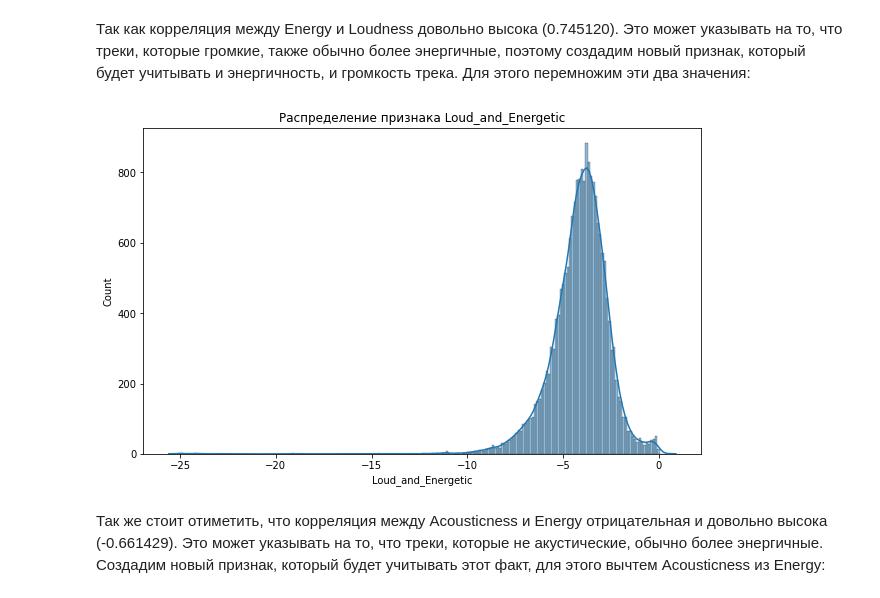
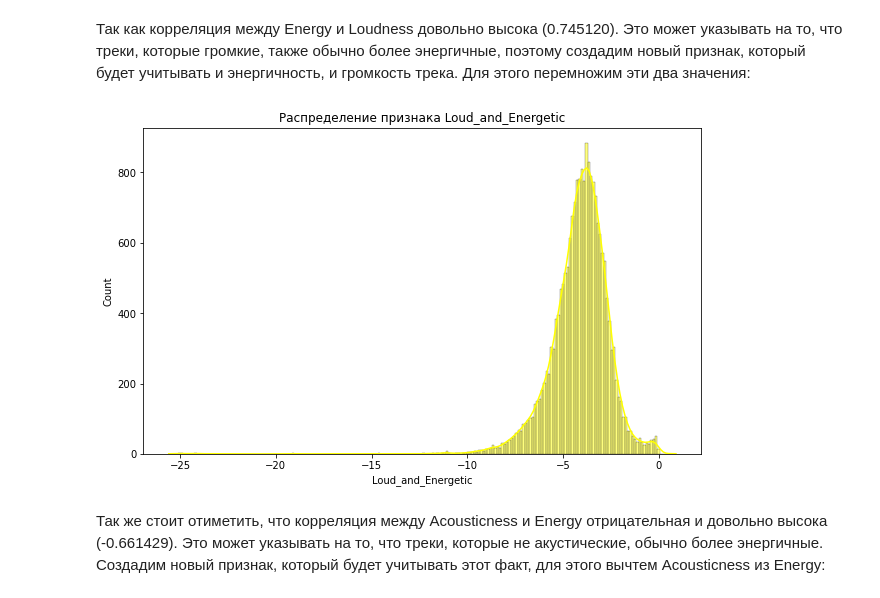
Before and after one commit to SafinaAliya/Project, a Jupyter notebook: Project.ipynb, the cells around one changed output. Saved outputs shown, nothing was run; the diff lists cells and outputs as text; code cells hidden in the pictures.

```diff
--- a/Project.ipynb
+++ b/Project.ipynb
@@ -239,11 +239,11 @@ Name: Danceability, dtype: float64
 df['Loud_and_Energetic'] = df['Energy'] * df['Loudness']
 # %%
 plt.figure(figsize=(10,6))
-sns.histplot(df['Loud_and_Energetic'], kde=True)
+sns.histplot(df['Loud_and_Energetic'], kde=True, color = "yellow")
 plt.title('Распределение признака Loud_and_Energetic')
 plt.show()
 # %% [output]
-[figure, old version]
+[figure, new version]
 # %% [markdown]
 Так же стоит отиметить, что корреляция между Acousticness и Energy отрицательная и довольно высока (-0.661429). Это может указывать на то, что треки, которые не акустические, обычно более энергичные. Создадим новый признак, который будет учитывать этот факт, для этого вычтем Acousticness из Energy:
 # %%
```
Also changed, not shown: parts of 16 cells of this notebook.
